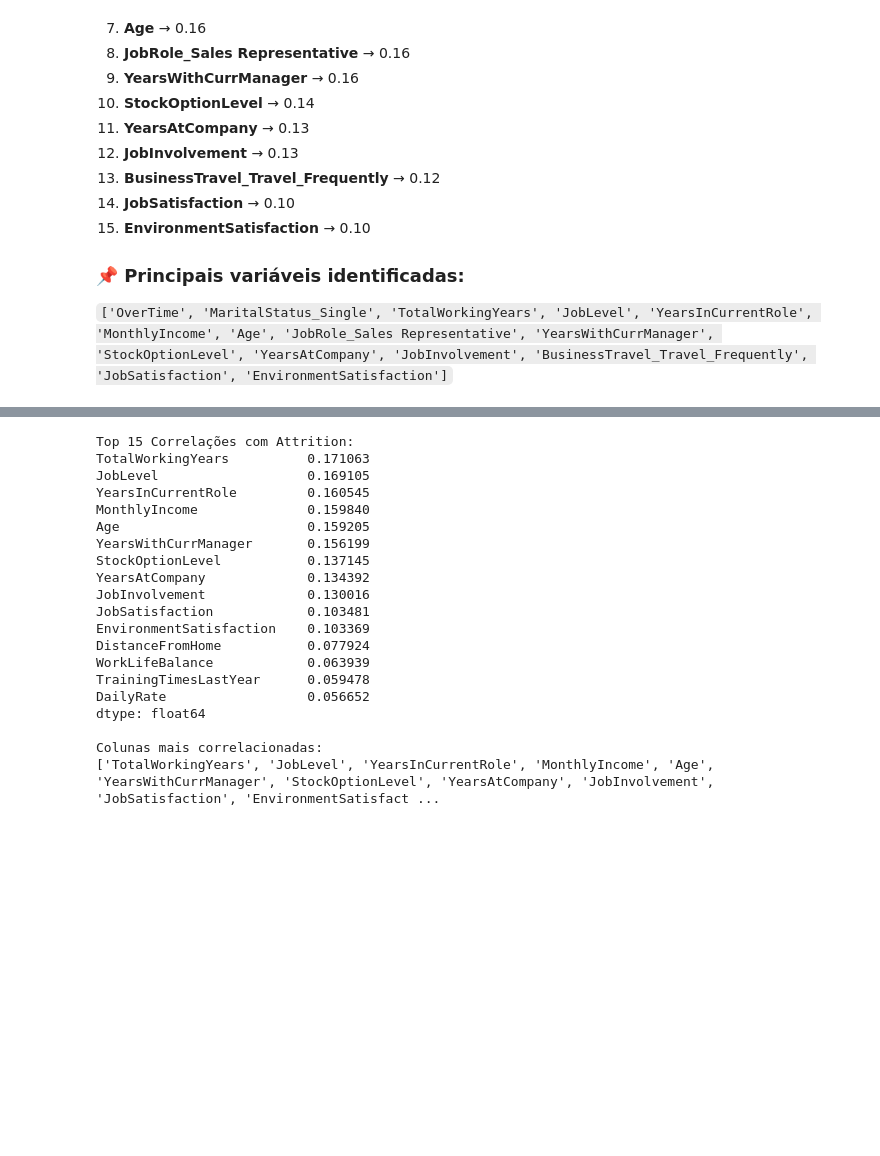
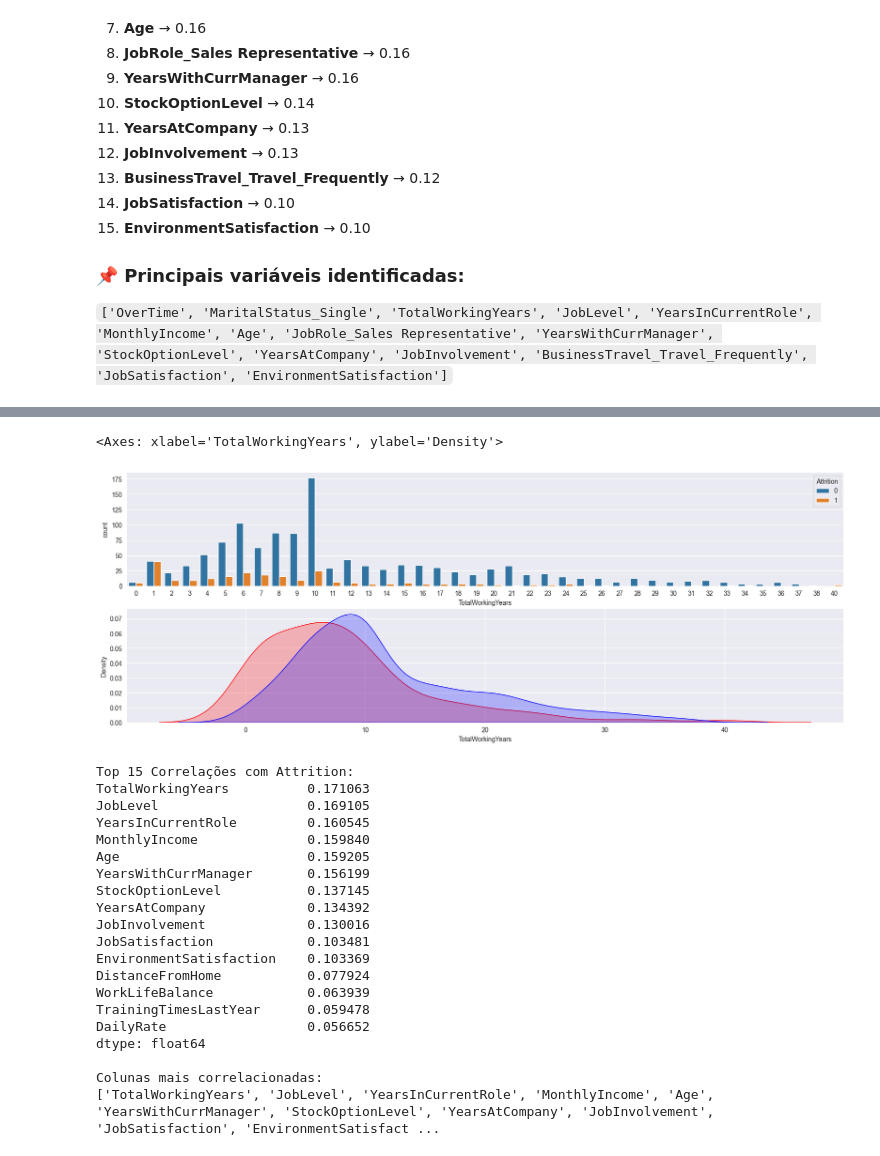
Before and after one commit to Haell39/HR-Analytics, a Jupyter notebook: notebooks/EDA_HR.ipynb, the cells around one changed output, grey strips where cells are left out. Drawn from its saved outputs; the diff is of its cells as text; code cells hidden in the pictures; blank space fills up the shorter version.

```diff
--- a/notebooks/EDA_HR.ipynb
+++ b/notebooks/EDA_HR.ipynb
@@ -511,0 +519,12 @@ ValueError: Could not interpret value `Alguma_Outra_Coluna_Categórica` for `hue
+# %%
+plt.figure(figsize=(20, 30))
+
+plt.subplot(811)
+sns.countplot(x='TotalWorkingYears', hue='Attrition', data=employee_df)
+
+plt.subplot(812)
+sns.kdeplot(left_df['TotalWorkingYears'], label = 'Funcionários que saíram', fill=True, color='r')
+sns.kdeplot(stayed_df['TotalWorkingYears'], label = 'Funcionários que ficaram', fill=True, color='b')
+# %% [output]
+<Axes: xlabel='TotalWorkingYears', ylabel='Density'>
+[figure, added]
```
Also changed, not shown: parts of 6 cells of this notebook.
